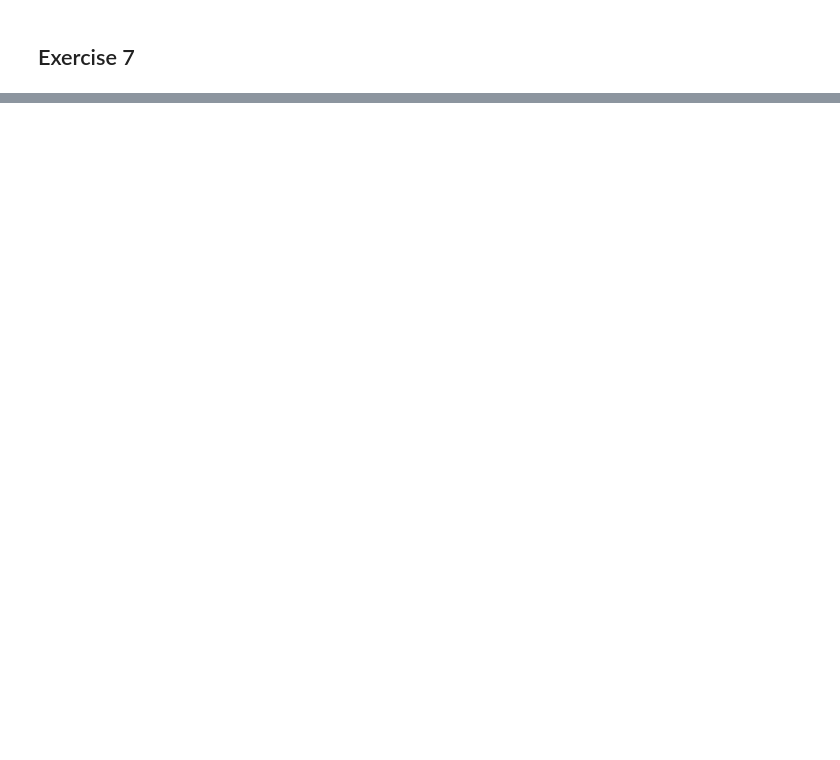
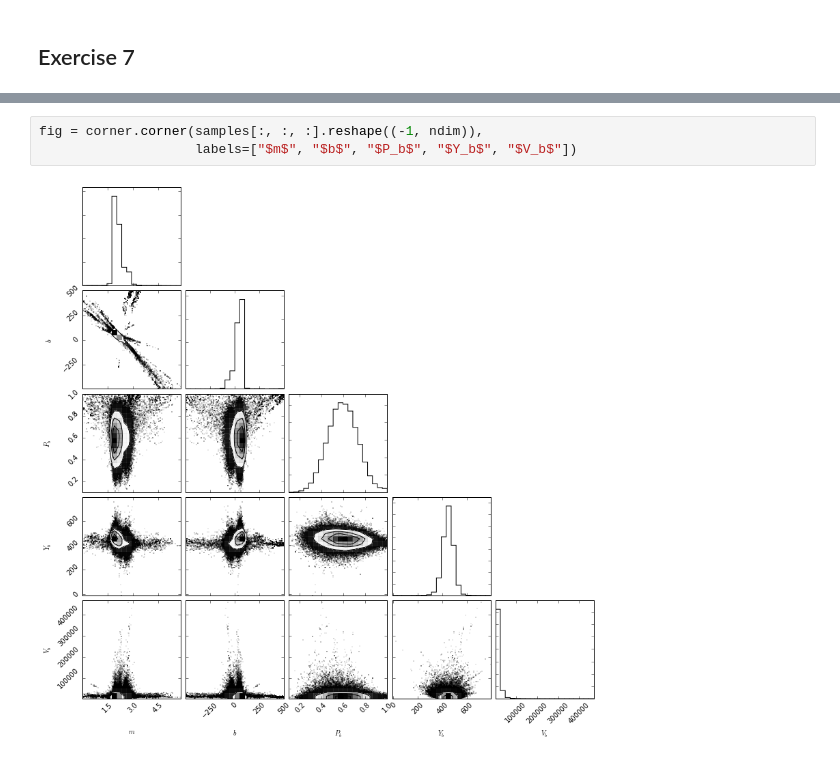
Before and after one commit to nhuntwalker/data_analysis_recipes, a Jupyter notebook: worked_exercises.ipynb, the cells around one changed output, grey strips where cells are left out. Drawn from its saved outputs; the diff is of its cells as text; blank space fills up the shorter version.

```diff
--- a/worked_exercises.ipynb
+++ b/worked_exercises.ipynb
@@ -271,0 +353,5 @@ Now repeat the problem, but dividing all the data uncertainty variances $\sigma_
+# %%
+fig = corner.corner(samples[:, :, :].reshape((-1, ndim)),
+                    labels=["$m$", "$b$", "$P_b$", "$Y_b$", "$V_b$"])
+# %% [output]
+[figure, added]
```
Also changed, not shown: parts of 14 cells of this notebook.
